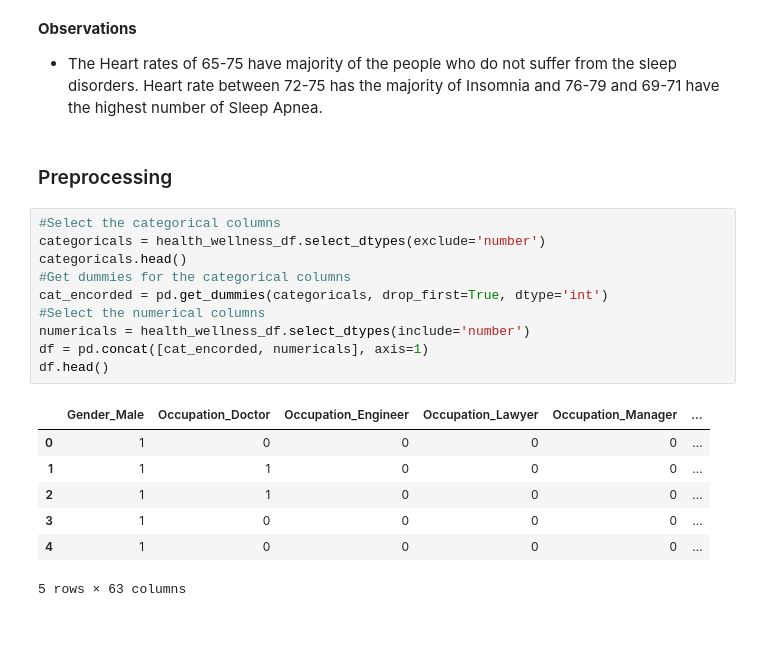
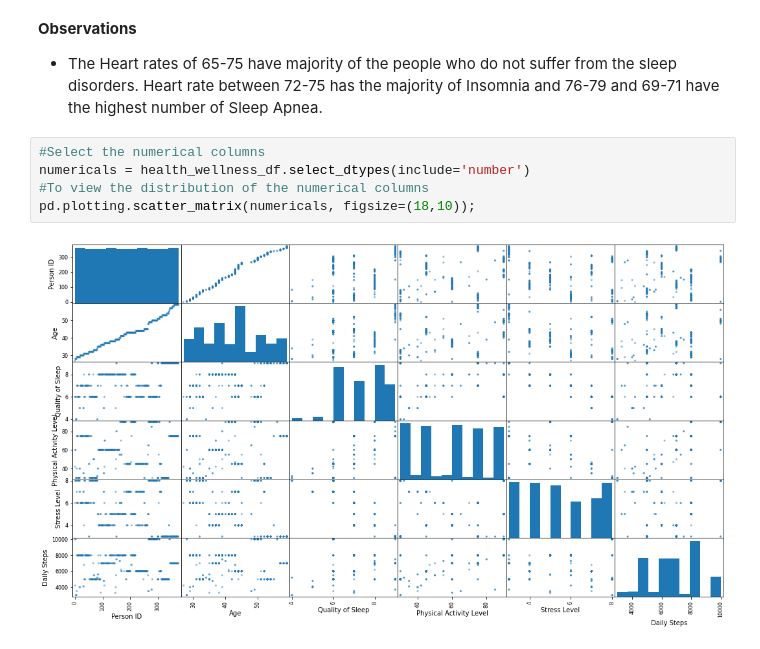
Before and after one commit to jgatharia/Health_and_Sleep_Relation_Project, a Jupyter notebook: health_and_wellness.ipynb, the cells around one changed output. Drawn from its saved outputs; the diff is of its cells as text.

Commit message:
Pairplots and correlation matrix done

```diff
--- a/health_and_wellness.ipynb
+++ b/health_and_wellness.ipynb
@@ -662,23 +662,10 @@ plt.show();
 **Observations**
 
 * The Heart rates of 65-75 have majority of the people who do not suffer from the sleep disorders. Heart rate between 72-75 has the majority of Insomnia and 76-79 and 69-71 have the highest number of Sleep Apnea.
-# %% [markdown]
-### Preprocessing
-# %%
-#Select the categorical columns
-categoricals = health_wellness_df.select_dtypes(exclude='number')
-categoricals.head()
-#Get dummies for the categorical columns
-cat_encorded = pd.get_dummies(categoricals, drop_first=True, dtype='int')
-#Select the numerical columns
-numericals = health_wellness_df.select_dtypes(include='number')
-df = pd.concat([cat_encorded, numericals], axis=1)
-df.head()
-# %% [output]
-|  | Gender_Male | Occupation_Doctor | Occupation_Engineer | Occupation_Lawyer | Occupation_Manager | ... |
-| 0 | 1 | 0 | 0 | 0 | 0 | ... |
-| 1 | 1 | 1 | 0 | 0 | 0 | ... |
-| 2 | 1 | 1 | 0 | 0 | 0 | ... |
-| 3 | 1 | 0 | 0 | 0 | 0 | ... |
-| 4 | 1 | 0 | 0 | 0 | 0 | ... |
-5 rows × 63 columns
+# %%
+#Select the numerical columns
+numericals = health_wellness_df.select_dtypes(include='number')
+#To view the distribution of the numerical columns
+pd.plotting.scatter_matrix(numericals, figsize=(18,10));
+# %% [output]
+[figure, added]
```
Also changed, not shown: parts of 6 cells of this notebook.
